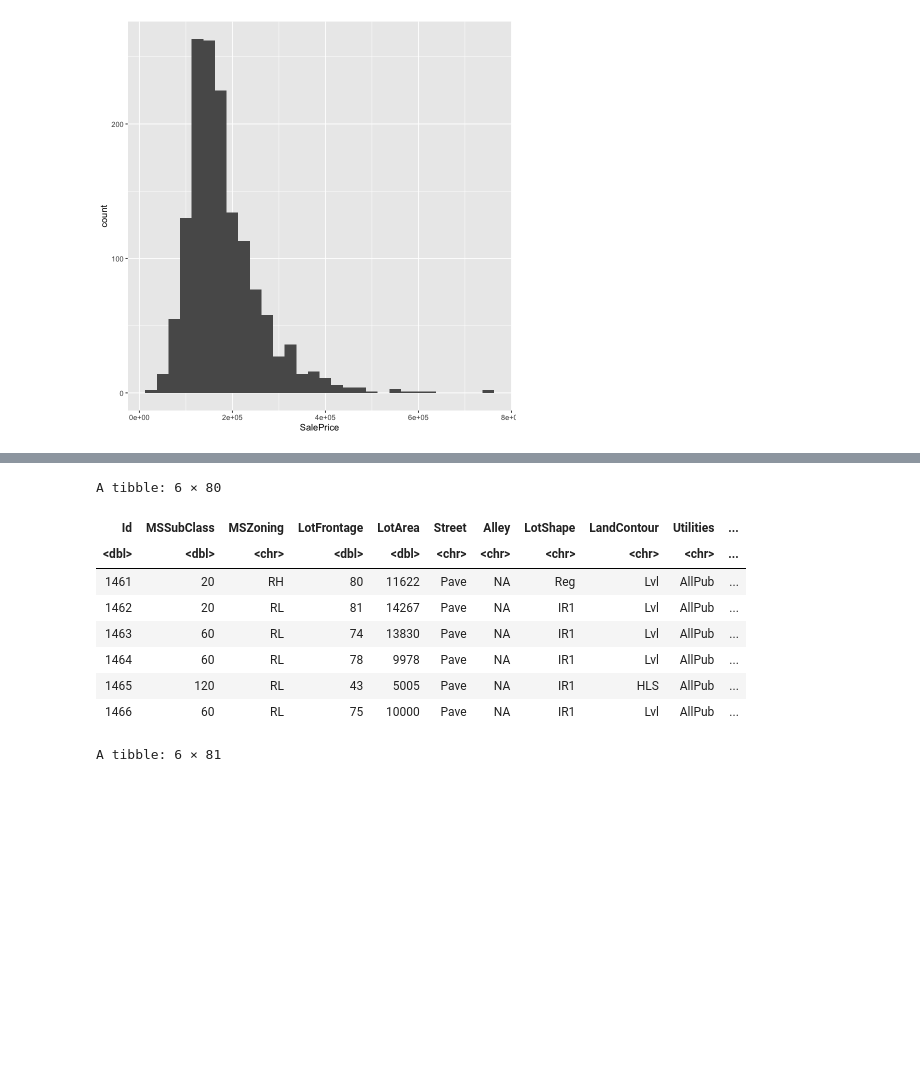
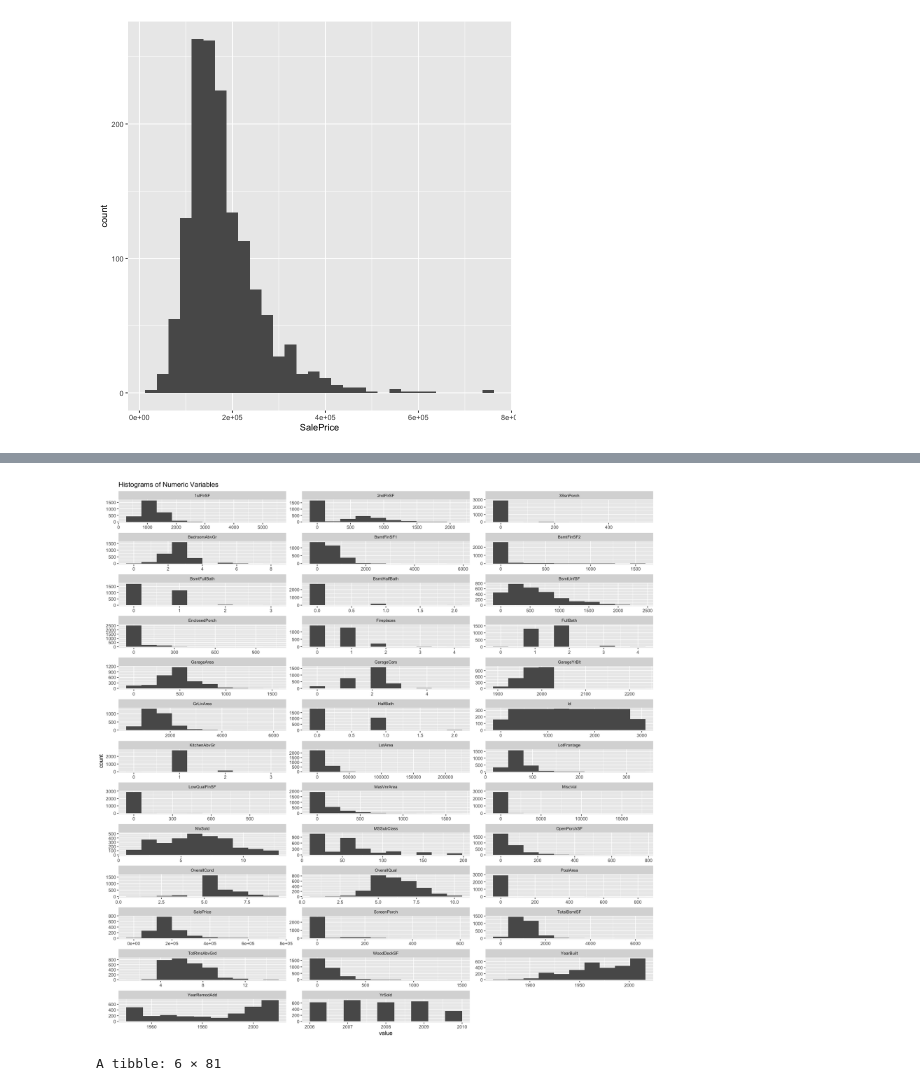
Before and after one commit to wmduggan41/housing_forecast, a Jupyter notebook: house_prices.ipynb, the cells around one changed output, grey strips where cells are left out. Drawn from its saved outputs; the diff is of its cells as text; code cells hidden in the pictures; blank space fills up the shorter version.

```diff
--- a/house_prices.ipynb
+++ b/house_prices.ipynb
@@ -200,15 +154,22 @@ Warning message:
-# %%
-head(test)
-# %% [output]
-A tibble: 6 × 80
-| Id | MSSubClass | MSZoning | LotFrontage | LotArea | Street | Alley | LotShape | LandContour | Utilities | ... |
-| <dbl> | <dbl> | <chr> | <dbl> | <dbl> | <chr> | <chr> | <chr> | <chr> | <chr> | ... |
-| 1461 | 20 | RH | 80 | 11622 | Pave | NA | Reg | Lvl | AllPub | ... |
-| 1462 | 20 | RL | 81 | 14267 | Pave | NA | IR1 | Lvl | AllPub | ... |
-| 1463 | 60 | RL | 74 | 13830 | Pave | NA | IR1 | Lvl | AllPub | ... |
-| 1464 | 60 | RL | 78 | 9978 | Pave | NA | IR1 | Lvl | AllPub | ... |
-| 1465 | 120 | RL | 43 | 5005 | Pave | NA | IR1 | HLS | AllPub | ... |
-| 1466 | 60 | RL | 75 | 10000 | Pave | NA | IR1 | Lvl | AllPub | ... |
+# %%
+numeric_data <- data %>%
+  select_if(is.numeric)
+# %%
+data_long <- numeric_data %>%
+  gather(key = "variable", value = "value") %>%
+  drop_na(value)
+# %%
+plot <- ggplot(data_long, aes(x = value)) +
+  geom_histogram(bins = 10) +
+  facet_wrap(~ variable, scales = "free", ncol = 3) +
+  theme(strip.text.x = element_text(size = 8)) +
+  ggtitle("Histograms of Numeric Variables")
+
+options(repr.plot.width = 15, repr.plot.height = 15)
+
+print(plot)
+# %% [output]
+[figure, added]
 # %%
 head(train)
 # %% [output]
```
Also changed, not shown: parts of 3 cells of this notebook.
